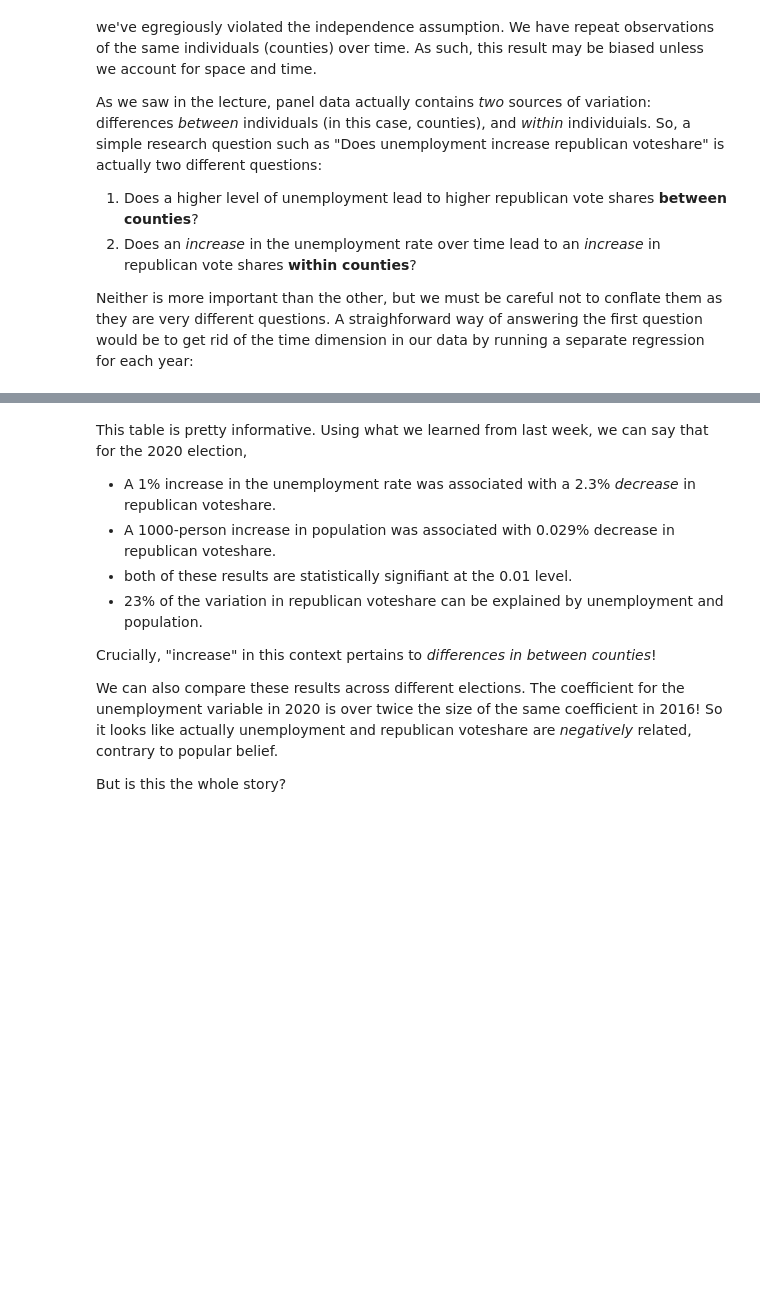
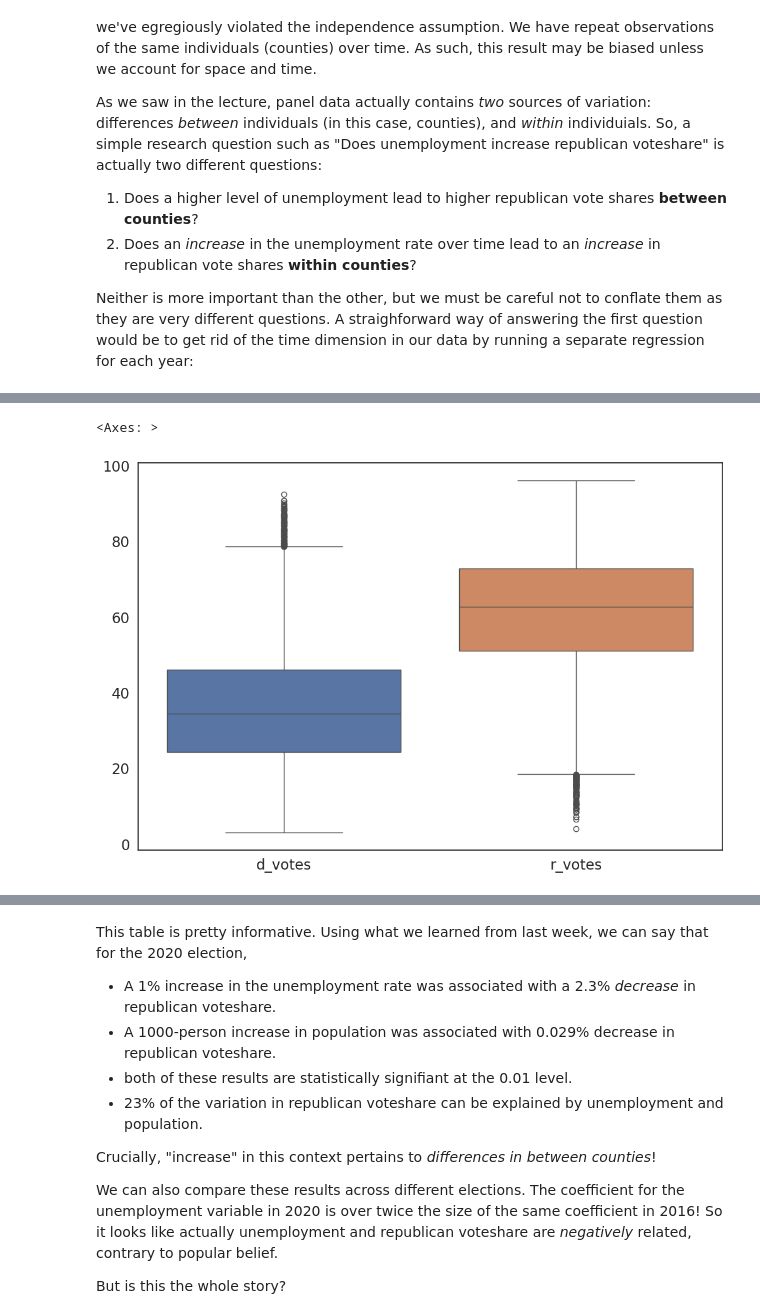
Before and after one commit to eli576/QM2, a Jupyter notebook: notebooks/W08. Diff-in-Diff.ipynb, the cells around one changed output, grey strips where cells are left out. Saved outputs shown, nothing was run; the diff lists cells and outputs as text; code cells hidden in the pictures; blank space fills up the shorter version.

```diff
--- a/notebooks/W08. Diff-in-Diff.ipynb
+++ b/notebooks/W08. Diff-in-Diff.ipynb
@@ -135,0 +169,7 @@ Neither is more important than the other, but we must be careful not to conflate
+# %%
+#2. visualisation
+#no categorical data
+sns.boxplot(data=df_c[['d_votes','r_votes']])#, x='Votes', y='number of votes').set_xticklabels(['Democratic','Republican'])
+# %% [output]
+<Axes: >
+[figure, added]
```
Also changed, not shown: parts of 55 cells of this notebook.
